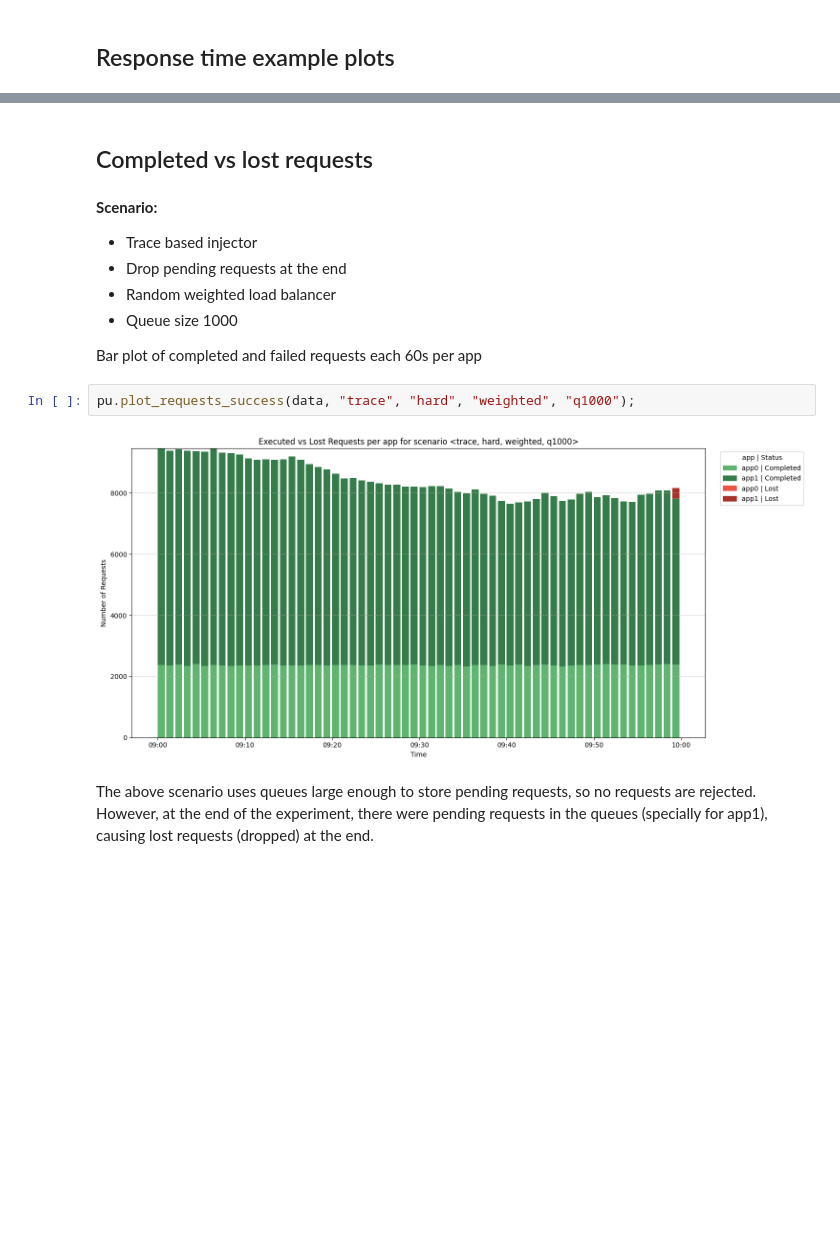
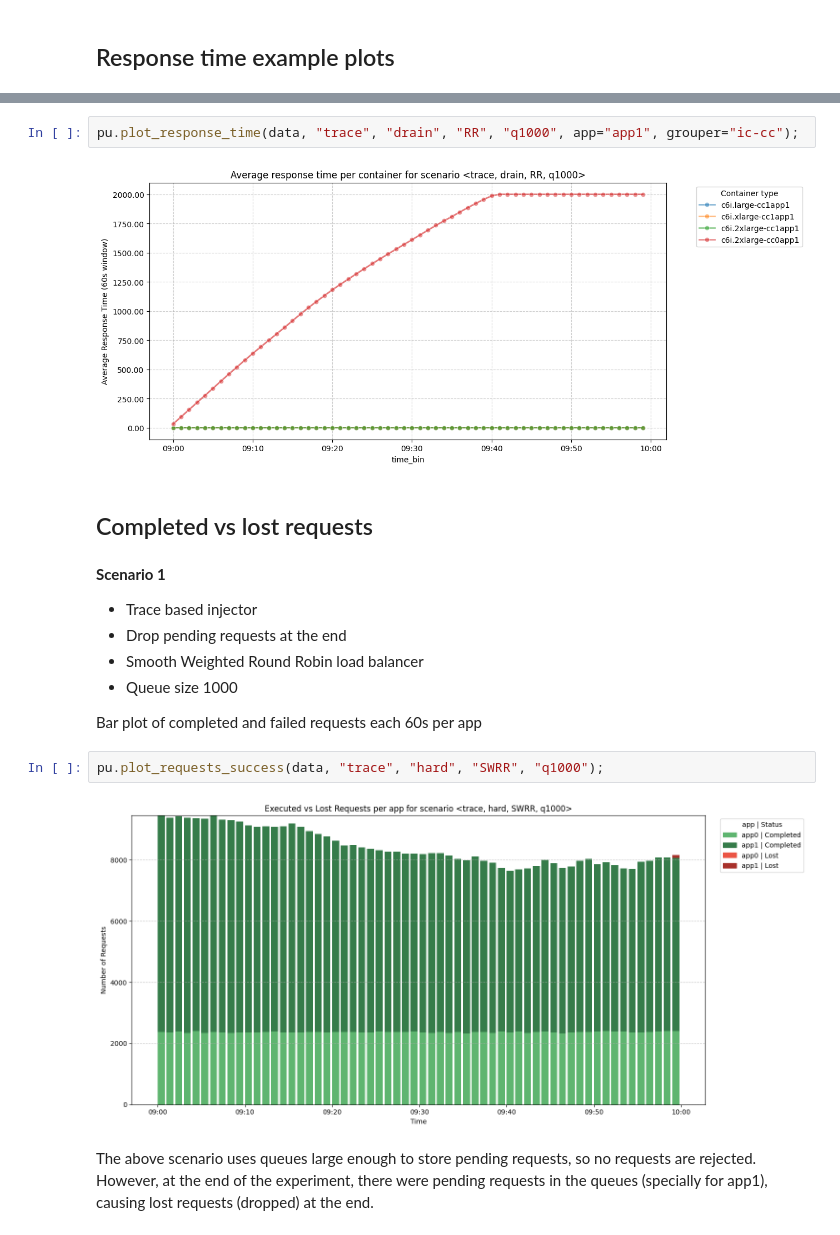
Before and after one commit to asi-uniovi/nuberu-experiments-results, a Jupyter notebook: Static-Notebook.ipynb, the cells around one changed output, grey strips where cells are left out. Cells and saved outputs as stored; diff of their text form; blank space fills up the shorter version.

```diff
--- a/Static-Notebook.ipynb
+++ b/Static-Notebook.ipynb
@@ -93,17 +117,21 @@ pu.plot_response_time(data, "trace", "drain", "weighted", "q1000", app="app1", g
+# %%
+pu.plot_response_time(data, "trace", "drain", "RR", "q1000", app="app1", grouper="ic-cc");
+# %% [output]
+[figure, added]
 # %% [markdown]
 ## Completed vs lost requests
 # %% [markdown]
-**Scenario:**
+**Scenario 1**
 - Trace based injector
 - Drop pending requests at the end
-- Random weighted load balancer
+- Smooth Weighted Round Robin load balancer
 - Queue size 1000
 
 Bar plot of completed and failed requests each 60s per app
 # %%
-pu.plot_requests_success(data, "trace", "hard", "weighted", "q1000");
+pu.plot_requests_success(data, "trace", "hard", "SWRR", "q1000");
 # %% [output]
-[figure, old version]
+[figure, new version]
 # %% [markdown]
 The above scenario uses queues large enough to store pending requests, so no requests are rejected. However, at the end of the experiment, there were pending requests in the queues (specially for app1), causing lost requests (dropped) at the end.
 # %% [markdown]
```
Also changed, not shown: parts of 13 cells of this notebook, 2 other files.
